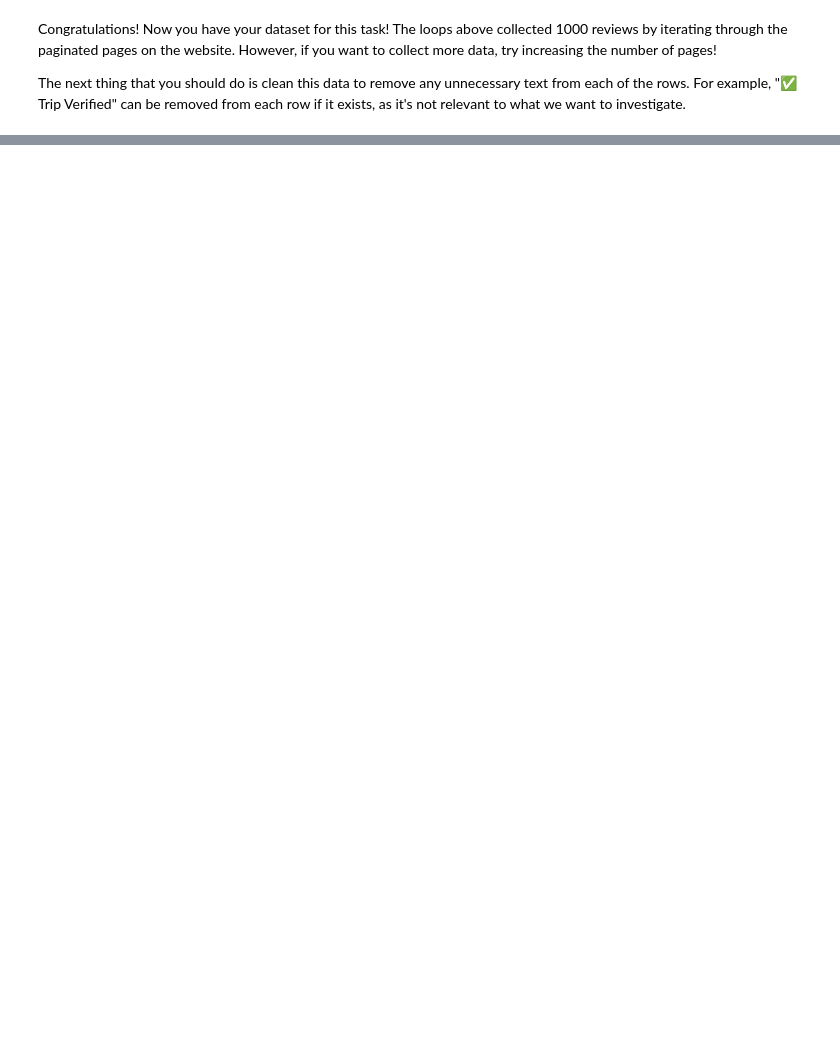
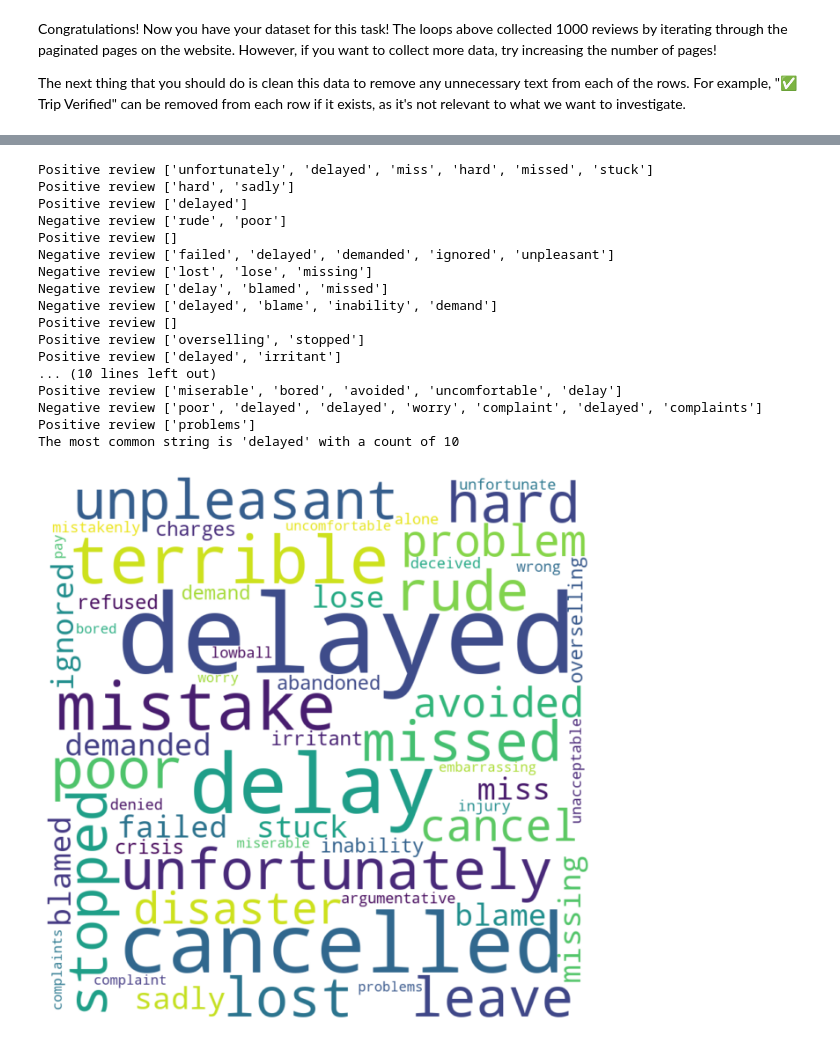
Before and after one commit to damipop7/BritishAirlineForage, a Jupyter notebook: getting_started.ipynb, the cells around one changed output, grey strips where cells are left out. Cells and saved outputs as stored; diff of their text form; code cells hidden in the pictures; blank space fills up the shorter version.

```diff
--- a/getting_started.ipynb
+++ b/getting_started.ipynb
@@ -83,0 +219,36 @@ soup = pd.read_csv("/")
+# %%
+for x in range(len(arr)):
+    print(sent_arr[x] +" review", neg_arr[x])
+
+from collections import Counter
+flattened_array = [item for sublist in neg_arr for item in sublist]
+string_count = Counter(flattened_array)
+most_common_string, count = string_count.most_common(1)[0]
+print(f"The most common string is '{most_common_string}' with a count of {count}")
+
+# Step 4: Generate a Word Cloud
+wordcloud = WordCloud(width=800, height=800, background_color='white').generate_from_frequencies(string_count)
+
+plt.figure(figsize=(8, 8))
+plt.imshow(wordcloud, interpolation='bilinear')
+plt.axis('off')
+plt.show()
+# %% [output]
+Positive review ['unfortunately', 'delayed', 'miss', 'hard', 'missed', 'stuck']
+Positive review ['hard', 'sadly']
+Positive review ['delayed']
+Negative review ['rude', 'poor']
+Positive review []
+Negative review ['failed', 'delayed', 'demanded', 'ignored', 'unpleasant']
+Negative review ['lost', 'lose', 'missing']
+Negative review ['delay', 'blamed', 'missed']
+Negative review ['delayed', 'blame', 'inability', 'demand']
+Positive review []
+Positive review ['overselling', 'stopped']
+Positive review ['delayed', 'irritant']
+... (10 lines left out)
+Positive review ['miserable', 'bored', 'avoided', 'uncomfortable', 'delay']
+Negative review ['poor', 'delayed', 'delayed', 'worry', 'complaint', 'delayed', 'complaints']
+Positive review ['problems']
+The most common string is 'delayed' with a count of 10
+[figure, added]
```
Also changed, not shown: parts of 9 cells of this notebook, 3 other files.
